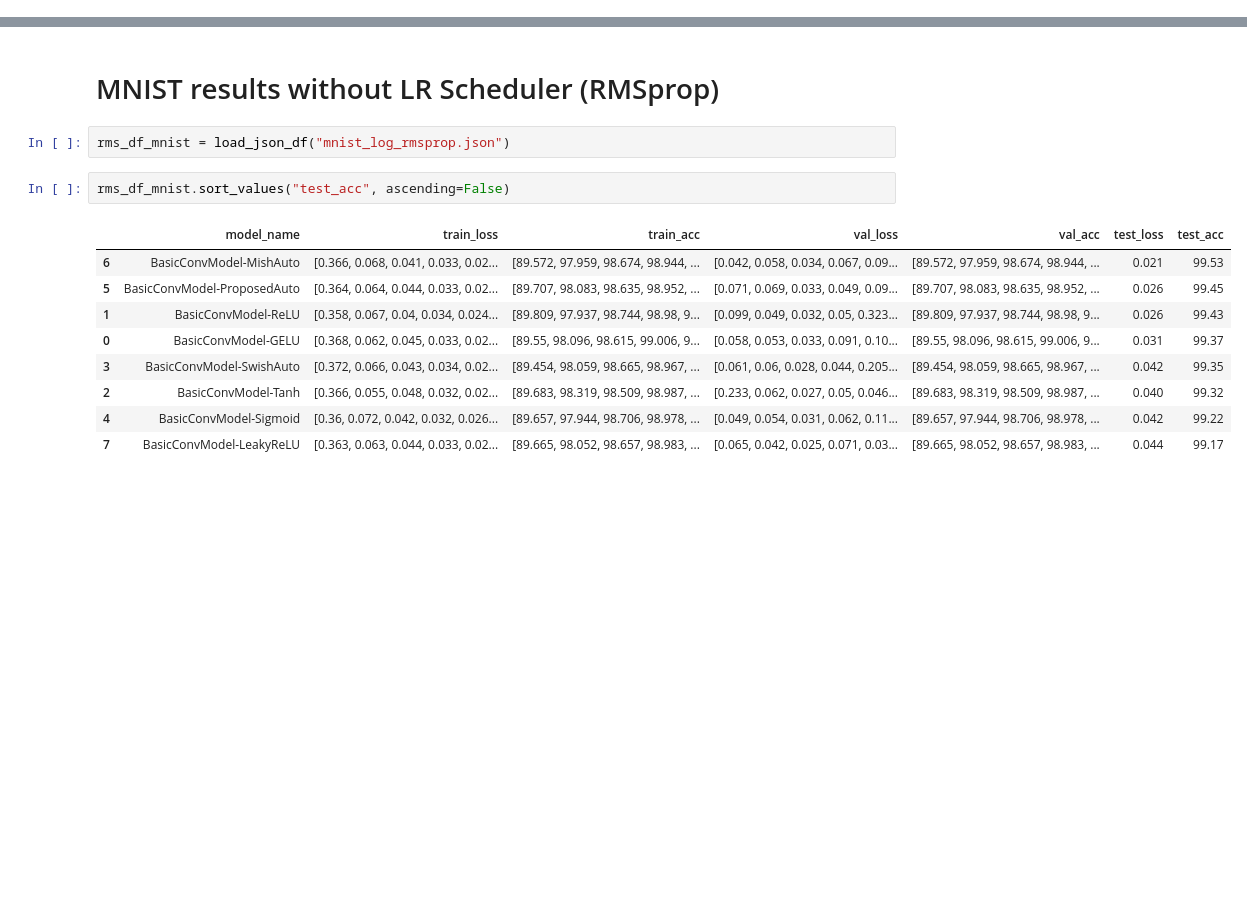
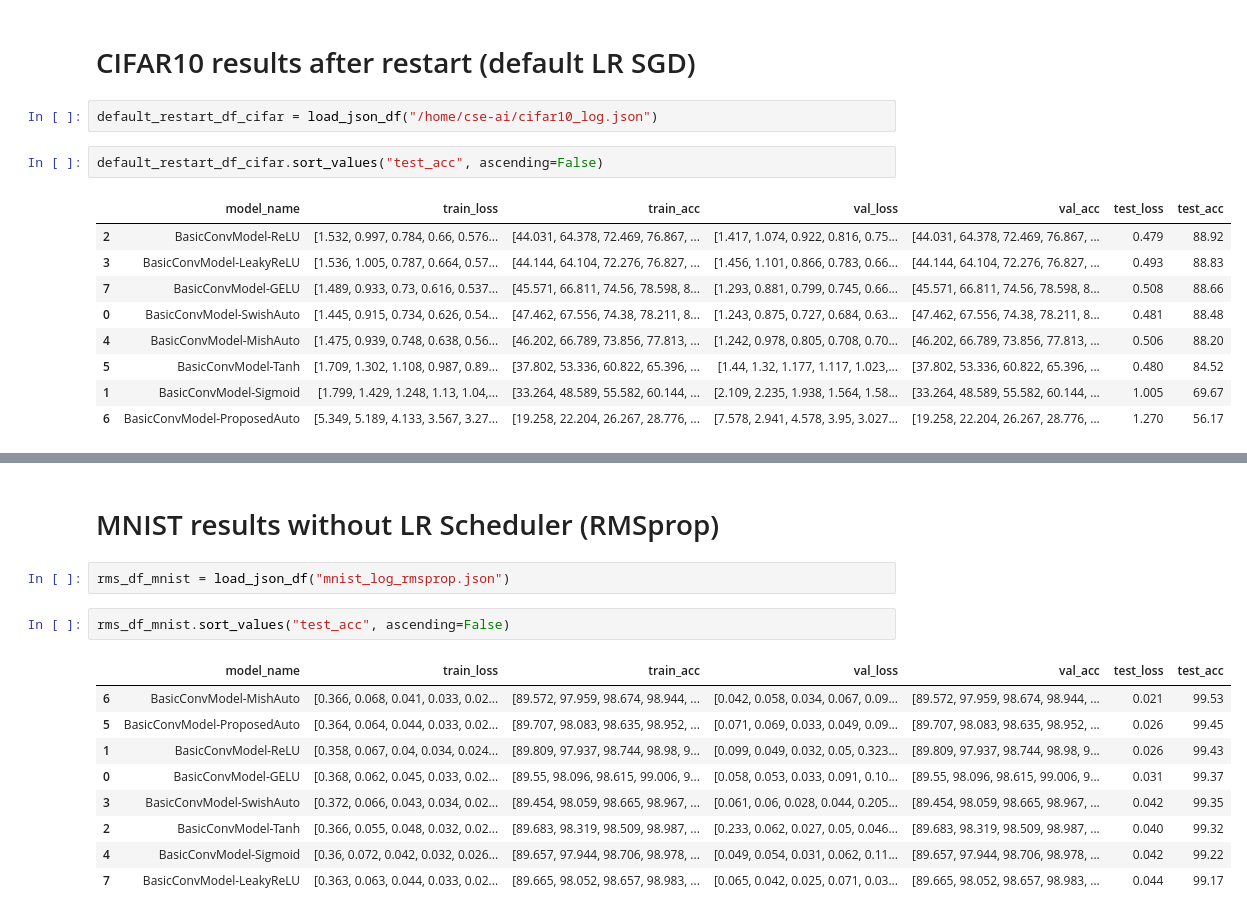
Before and after one commit to aph-naph/pytorch-cifar, a Jupyter notebook: Untitled.ipynb, the cells around one changed output, grey strips where cells are left out. Saved outputs shown, nothing was run; the diff lists cells and outputs as text; blank space fills up the shorter version.

```diff
--- a/Untitled.ipynb
+++ b/Untitled.ipynb
@@ -9,0 +24,16 @@ def load_json_df(json_file):
+# %% [markdown]
+# CIFAR10 results after restart (default LR SGD)
+# %%
+default_restart_df_cifar = load_json_df("/home/cse-ai/cifar10_log.json")
+# %%
+default_restart_df_cifar.sort_values("test_acc", ascending=False)
+# %% [output]
+|  | model_name | train_loss | train_acc | val_loss | val_acc | test_loss | test_acc |
+| 2 | BasicConvModel-ReLU | [1.532, 0.997, 0.784, 0.66, 0.576... | [44.031, 64.378, 72.469, 76.867, ... | [1.417, 1.074, 0.922, 0.816, 0.75... | [44.031, 64.378, 72.469, 76.867, ... | 0.479 | 88.92 |
+| 3 | BasicConvModel-LeakyReLU | [1.536, 1.005, 0.787, 0.664, 0.57... | [44.144, 64.104, 72.276, 76.827, ... | [1.456, 1.101, 0.866, 0.783, 0.66... | [44.144, 64.104, 72.276, 76.827, ... | 0.493 | 88.83 |
+| 7 | BasicConvModel-GELU | [1.489, 0.933, 0.73, 0.616, 0.537... | [45.571, 66.811, 74.56, 78.598, 8... | [1.293, 0.881, 0.799, 0.745, 0.66... | [45.571, 66.811, 74.56, 78.598, 8... | 0.508 | 88.66 |
+| 0 | BasicConvModel-SwishAuto | [1.445, 0.915, 0.734, 0.626, 0.54... | [47.462, 67.556, 74.38, 78.211, 8... | [1.243, 0.875, 0.727, 0.684, 0.63... | [47.462, 67.556, 74.38, 78.211, 8... | 0.481 | 88.48 |
+| 4 | BasicConvModel-MishAuto | [1.475, 0.939, 0.748, 0.638, 0.56... | [46.202, 66.789, 73.856, 77.813, ... | [1.242, 0.978, 0.805, 0.708, 0.70... | [46.202, 66.789, 73.856, 77.813, ... | 0.506 | 88.20 |
+| 5 | BasicConvModel-Tanh | [1.709, 1.302, 1.108, 0.987, 0.89... | [37.802, 53.336, 60.822, 65.396, ... | [1.44, 1.32, 1.177, 1.117, 1.023,... | [37.802, 53.336, 60.822, 65.396, ... | 0.480 | 84.52 |
+| 1 | BasicConvModel-Sigmoid | [1.799, 1.429, 1.248, 1.13, 1.04,... | [33.264, 48.589, 55.582, 60.144, ... | [2.109, 2.235, 1.938, 1.564, 1.58... | [33.264, 48.589, 55.582, 60.144, ... | 1.005 | 69.67 |
+| 6 | BasicConvModel-ProposedAuto | [5.349, 5.189, 4.133, 3.567, 3.27... | [19.258, 22.204, 26.267, 28.776, ... | [7.578, 2.941, 4.578, 3.95, 3.027... | [19.258, 22.204, 26.267, 28.776, ... | 1.270 | 56.17 |
```
Also changed, not shown: parts of 13 cells of this notebook.
